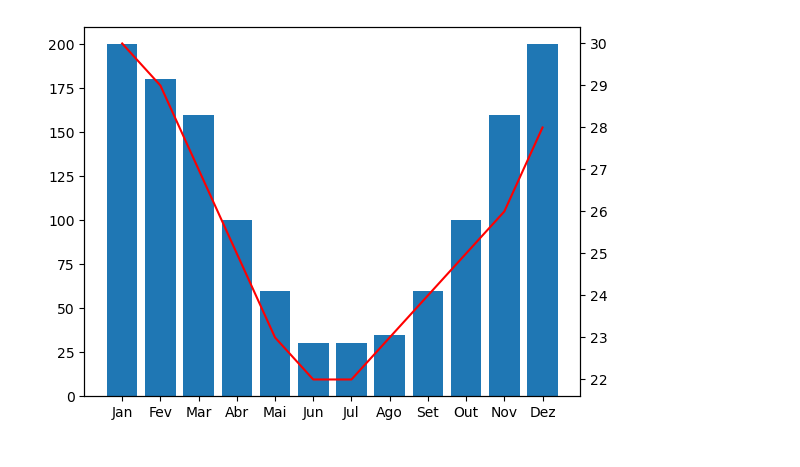
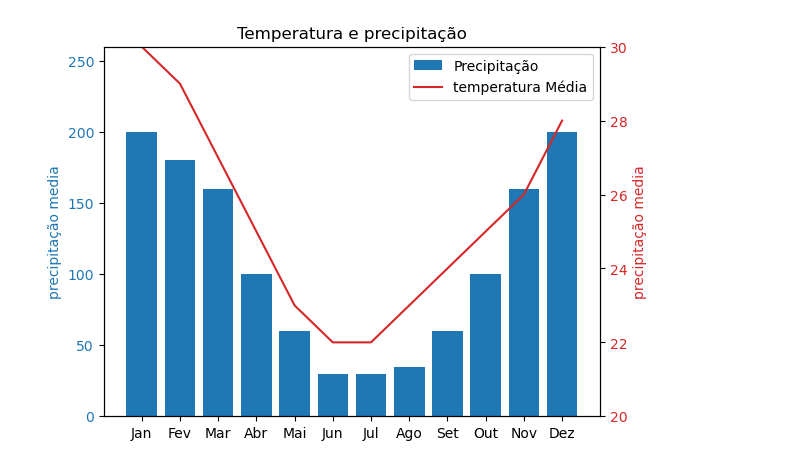
Before and after one commit to kiwsley/ciencia_de_dados, a Jupyter notebook: matplotlib_Searborn/eixos_y.ipynb, the cells around one changed output. Cells and saved outputs as stored; diff of their text form; code cells hidden in the pictures.

```diff
--- a/matplotlib_Searborn/eixos_y.ipynb
+++ b/matplotlib_Searborn/eixos_y.ipynb
@@ -7,10 +7,23 @@ temperatura_media = [30, 29, 27, 25, 23, 22, 22, 23, 24, 25, 26, 28]
 # %%
 fig, ax1 = plt.subplots()
 
-ax1.bar(meses,precipitacao_media)
+cor_temperatura='tab:red'
+cor_precipitacao ='tab:blue'
+
+ax1.bar(meses,precipitacao_media,color=cor_precipitacao,label='Precipitação')
+ax1.set_ylabel("precipitação media",color=cor_precipitacao)
+ax1.tick_params(axis='y',labelcolor=cor_precipitacao)
+ax1.set_ylim(0,260)
 ax2 = ax1.twinx()
-ax2.plot(meses, temperatura_media,color='red')
+ax2.plot(meses, temperatura_media,color=cor_temperatura,label="temperatura Média")
+ax2.set_ylabel("precipitação media",color=cor_temperatura)
+ax2.tick_params(axis='y',labelcolor=cor_temperatura)
+ax2.set_ylim(20,30)
+
+ax1.set_title("Temperatura e precipitação")
+fig.legend(bbox_to_anchor=(1,1),bbox_transform=ax1.transAxes)
+
 
 plt.show()
 # %% [output]
-[figure, old version]
+[figure, new version]
```
Also changed, not shown: 1 other file.
